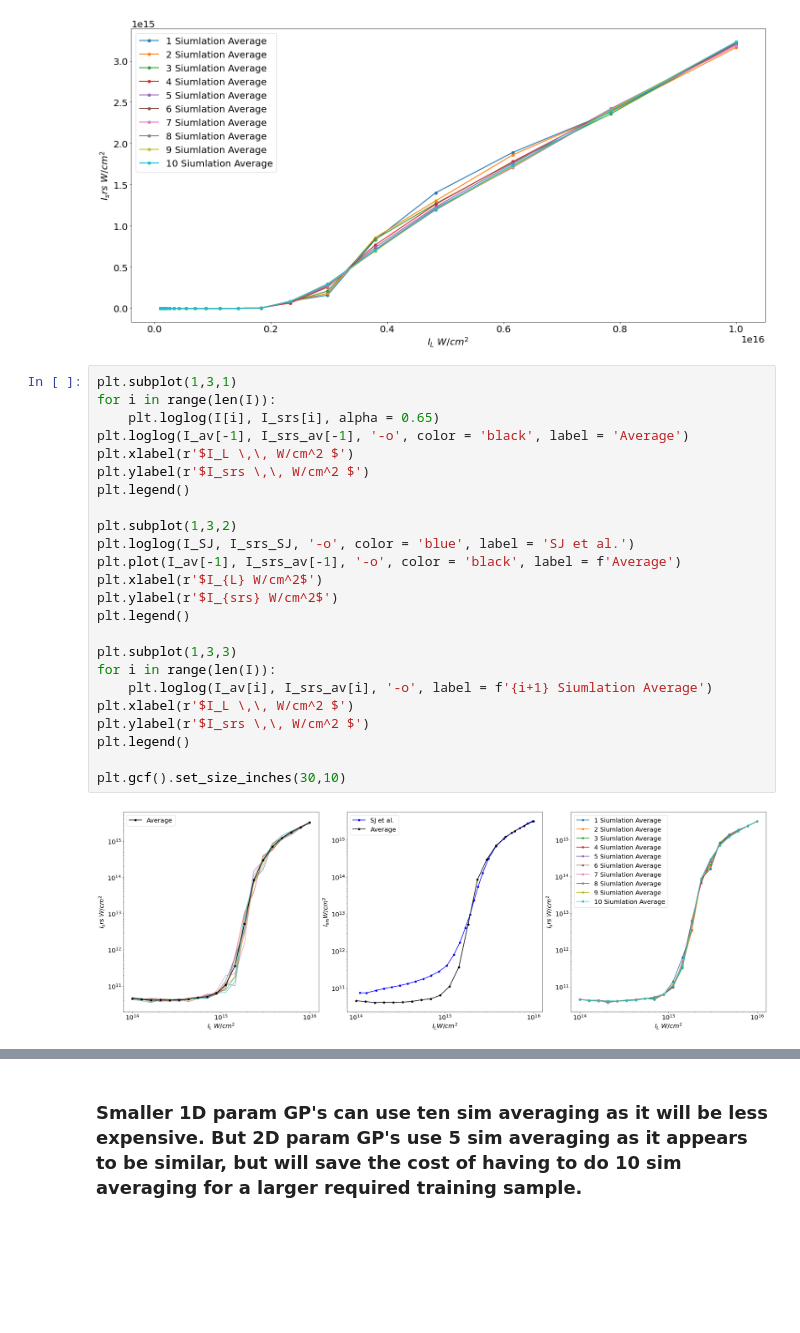
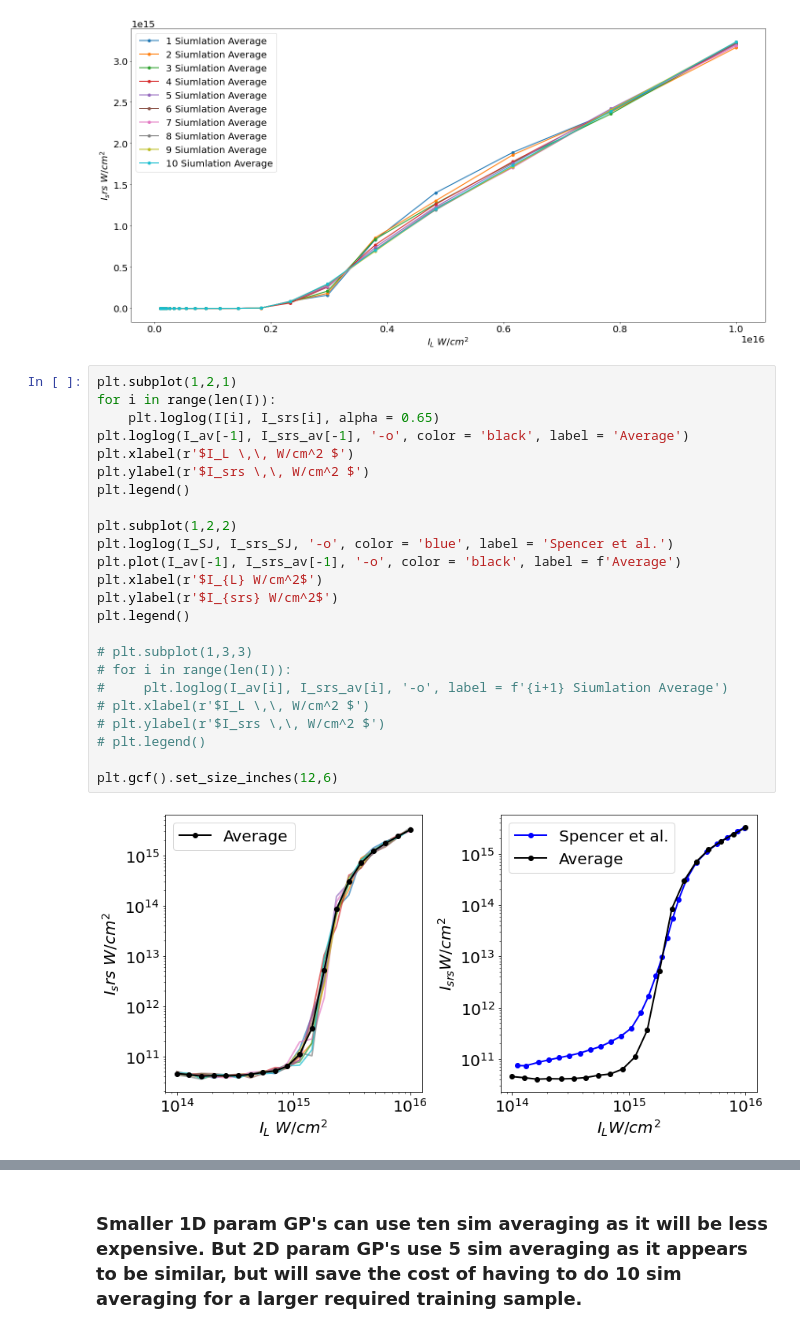
Before and after one commit to gosling123/epoch_surra, a Jupyter notebook: reflectivity_test/Ensemble_Average_Test.ipynb, the cells around one changed output, grey strips where cells are left out. Saved outputs shown, nothing was run; the diff lists cells and outputs as text; blank space fills up the shorter version.

```diff
--- a/reflectivity_test/Ensemble_Average_Test.ipynb
+++ b/reflectivity_test/Ensemble_Average_Test.ipynb
@@ -126,28 +126,28 @@ plt.gcf().set_size_inches(20,10)
 # %% [output]
 [figure]
 # %%
-plt.subplot(1,3,1)
+plt.subplot(1,2,1)
 for i in range(len(I)):
     plt.loglog(I[i], I_srs[i], alpha = 0.65)
 plt.loglog(I_av[-1], I_srs_av[-1], '-o', color = 'black', label = 'Average')
 plt.xlabel(r'$I_L \,\, W/cm^2 $')
 plt.ylabel(r'$I_srs \,\, W/cm^2 $')
 plt.legend()
 
-plt.subplot(1,3,2)
-plt.loglog(I_SJ, I_srs_SJ, '-o', color = 'blue', label = 'SJ et al.')
+plt.subplot(1,2,2)
+plt.loglog(I_SJ, I_srs_SJ, '-o', color = 'blue', label = 'Spencer et al.')
 plt.plot(I_av[-1], I_srs_av[-1], '-o', color = 'black', label = f'Average')
 plt.xlabel(r'$I_{L} W/cm^2$')
 plt.ylabel(r'$I_{srs} W/cm^2$')
 plt.legend()
 
-plt.subplot(1,3,3)
-for i in range(len(I)):
-    plt.loglog(I_av[i], I_srs_av[i], '-o', label = f'{i+1} Siumlation Average')
-plt.xlabel(r'$I_L \,\, W/cm^2 $')
-plt.ylabel(r'$I_srs \,\, W/cm^2 $')
-plt.legend()
+# plt.subplot(1,3,3)
+# for i in range(len(I)):
+#     plt.loglog(I_av[i], I_srs_av[i], '-o', label = f'{i+1} Siumlation Average')
+# plt.xlabel(r'$I_L \,\, W/cm^2 $')
+# plt.ylabel(r'$I_srs \,\, W/cm^2 $')
+# plt.legend()
 
-plt.gcf().set_size_inches(30,10)
+plt.gcf().set_size_inches(12,6)
 # %% [output]
-[figure, old version]
+[figure, new version]
```
Also changed, not shown: parts of 1 cell of this notebook, 37 other files.
